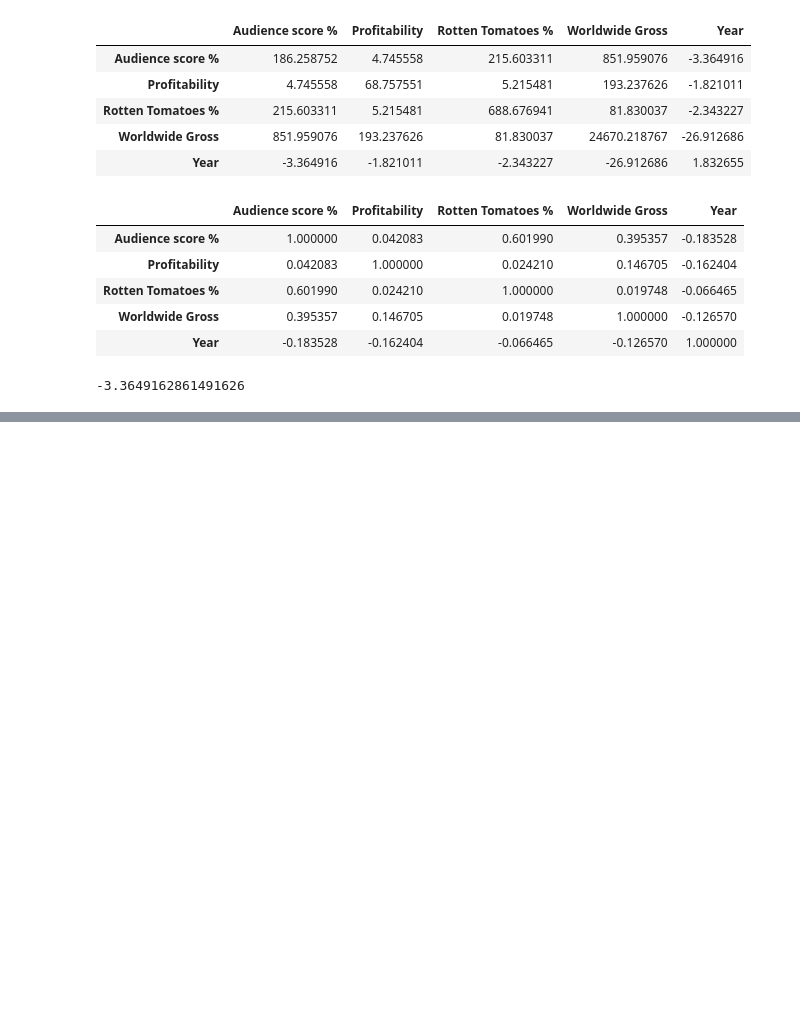
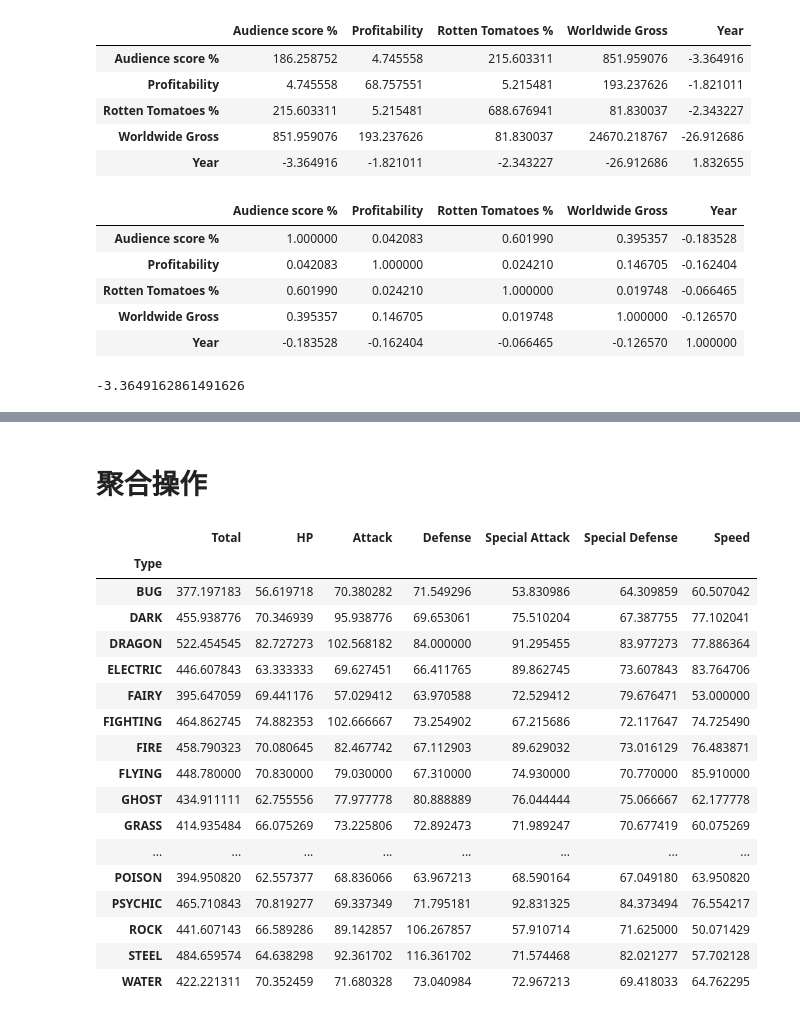
Before and after one commit to ww1126811502/TrochTest, a Jupyter notebook: pandas/test_pandas.ipynb, the cells around one changed output, grey strips where cells are left out. Drawn from its saved outputs; the diff is of its cells as text; code cells hidden in the pictures; blank space fills up the shorter version.

```diff
--- a/pandas/test_pandas.ipynb
+++ b/pandas/test_pandas.ipynb
@@ -151,0 +284,24 @@ datas['Audience  score %'].cov(datas['Year'])
+# %% [markdown]
+# 聚合操作
+# %%
+# 单列聚合
+pokemon.groupby(['Type']).mean()
+# %% [output]
+|  | Total | HP | Attack | Defense | Special Attack | Special Defense | Speed |
+| Type |  |  |  |  |  |  |  |
+| BUG | 377.197183 | 56.619718 | 70.380282 | 71.549296 | 53.830986 | 64.309859 | 60.507042 |
+| DARK | 455.938776 | 70.346939 | 95.938776 | 69.653061 | 75.510204 | 67.387755 | 77.102041 |
+| DRAGON | 522.454545 | 82.727273 | 102.568182 | 84.000000 | 91.295455 | 83.977273 | 77.886364 |
+| ELECTRIC | 446.607843 | 63.333333 | 69.627451 | 66.411765 | 89.862745 | 73.607843 | 83.764706 |
+| FAIRY | 395.647059 | 69.441176 | 57.029412 | 63.970588 | 72.529412 | 79.676471 | 53.000000 |
+| FIGHTING | 464.862745 | 74.882353 | 102.666667 | 73.254902 | 67.215686 | 72.117647 | 74.725490 |
+| FIRE | 458.790323 | 70.080645 | 82.467742 | 67.112903 | 89.629032 | 73.016129 | 76.483871 |
+| FLYING | 448.780000 | 70.830000 | 79.030000 | 67.310000 | 74.930000 | 70.770000 | 85.910000 |
+| GHOST | 434.911111 | 62.755556 | 77.977778 | 80.888889 | 76.044444 | 75.066667 | 62.177778 |
+| GRASS | 414.935484 | 66.075269 | 73.225806 | 72.892473 | 71.989247 | 70.677419 | 60.075269 |
+| ... | ... | ... | ... | ... | ... | ... | ... |
+| POISON | 394.950820 | 62.557377 | 68.836066 | 63.967213 | 68.590164 | 67.049180 | 63.950820 |
+| PSYCHIC | 465.710843 | 70.819277 | 69.337349 | 71.795181 | 92.831325 | 84.373494 | 76.554217 |
+| ROCK | 441.607143 | 66.589286 | 89.142857 | 106.267857 | 57.910714 | 71.625000 | 50.071429 |
+| STEEL | 484.659574 | 64.638298 | 92.361702 | 116.361702 | 71.574468 | 82.021277 | 57.702128 |
+| WATER | 422.221311 | 70.352459 | 71.680328 | 73.040984 | 72.967213 | 69.418033 | 64.762295 |
```
Also changed, not shown: parts of 22 cells of this notebook, 1 other file.
